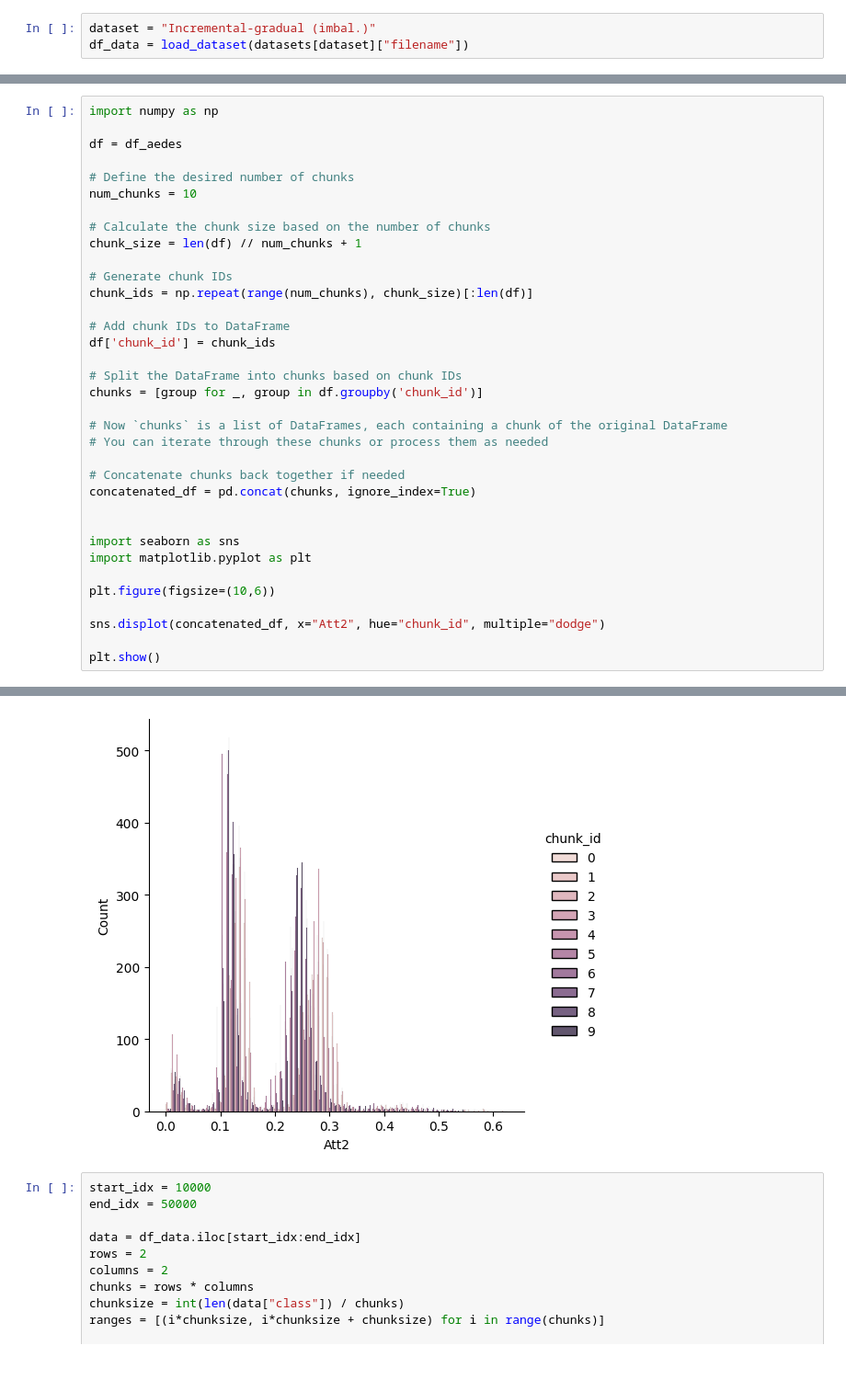
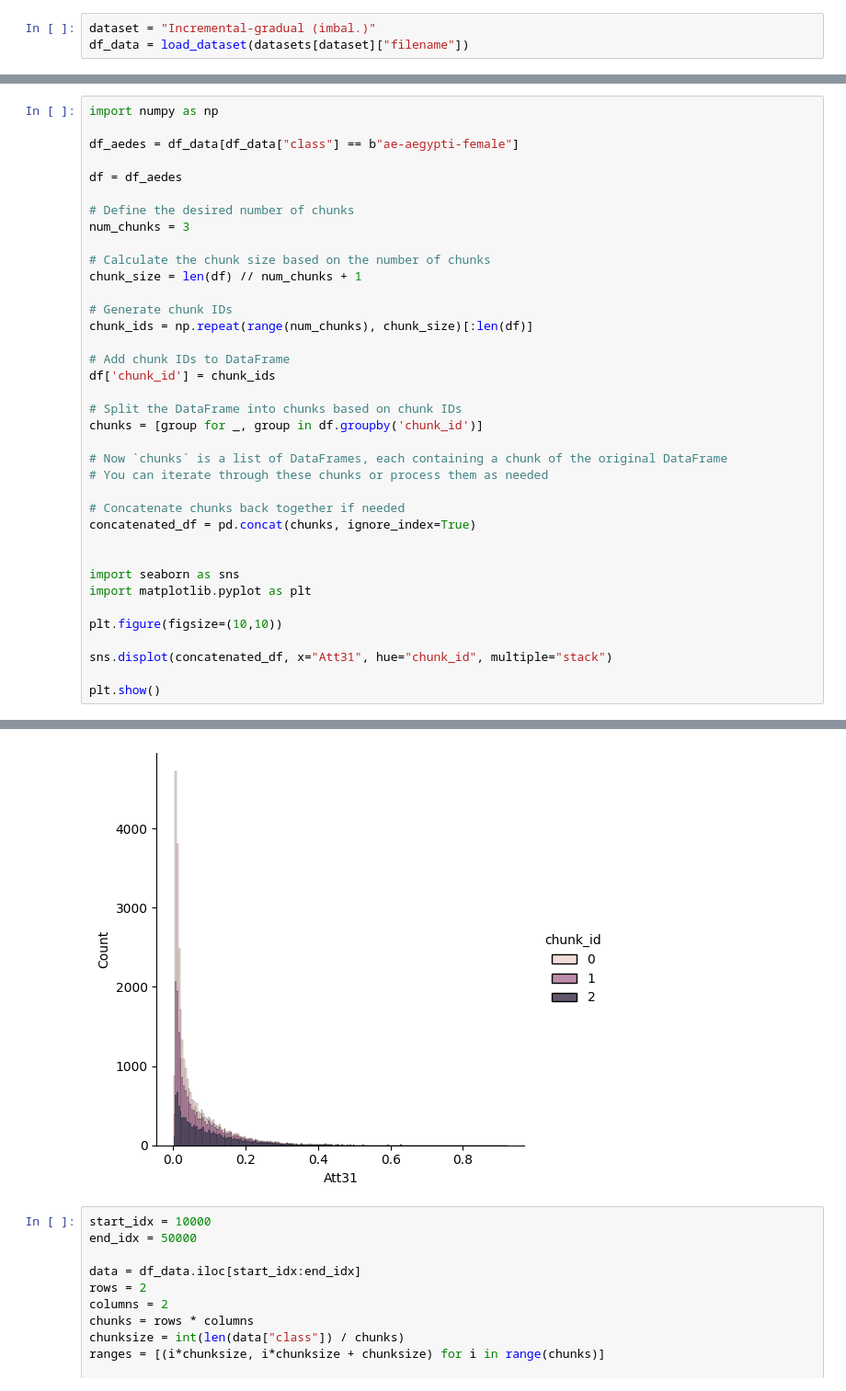
Before and after one commit to lucashelfs/drifts, a Jupyter notebook: Plotting Data Distributions.ipynb, the cells around one changed output, grey strips where cells are left out. Shown at 92% size. Drawn from its saved outputs; the diff is of its cells as text; blank space fills up the shorter version.

Commit message:
feat: add new feature plots

```diff
--- a/Plotting Data Distributions.ipynb
+++ b/Plotting Data Distributions.ipynb
@@ -144,10 +104,12 @@ See the caveats in the documentation: https://pandas.pydata.org/pandas-docs/stab
 # %%
 import numpy as np
+
+df_aedes = df_data[df_data["class"] == b"ae-aegypti-female"]
 
 df = df_aedes
 
 # Define the desired number of chunks
-num_chunks = 10
+num_chunks = 3
 
 # Calculate the chunk size based on the number of chunks
 chunk_size = len(df) // num_chunks + 1
@@ -171,9 +133,9 @@ concatenated_df = pd.concat(chunks, ignore_index=True)
 import seaborn as sns
 import matplotlib.pyplot as plt
 
-plt.figure(figsize=(10,6))
+plt.figure(figsize=(10,10))
 
-sns.displot(concatenated_df, x="Att2", hue="chunk_id", multiple="dodge")
+sns.displot(concatenated_df, x="Att31", hue="chunk_id", multiple="stack")
 
 plt.show()
 # %% [output]
@@ -186,4 +148,4 @@ See the caveats in the documentation: https://pandas.pydata.org/pandas-docs/stab
-[figure, old version]
+[figure, new version]
 # %%
 start_idx = 10000
 end_idx = 50000
```
Also changed, not shown: parts of 4 cells of this notebook.
